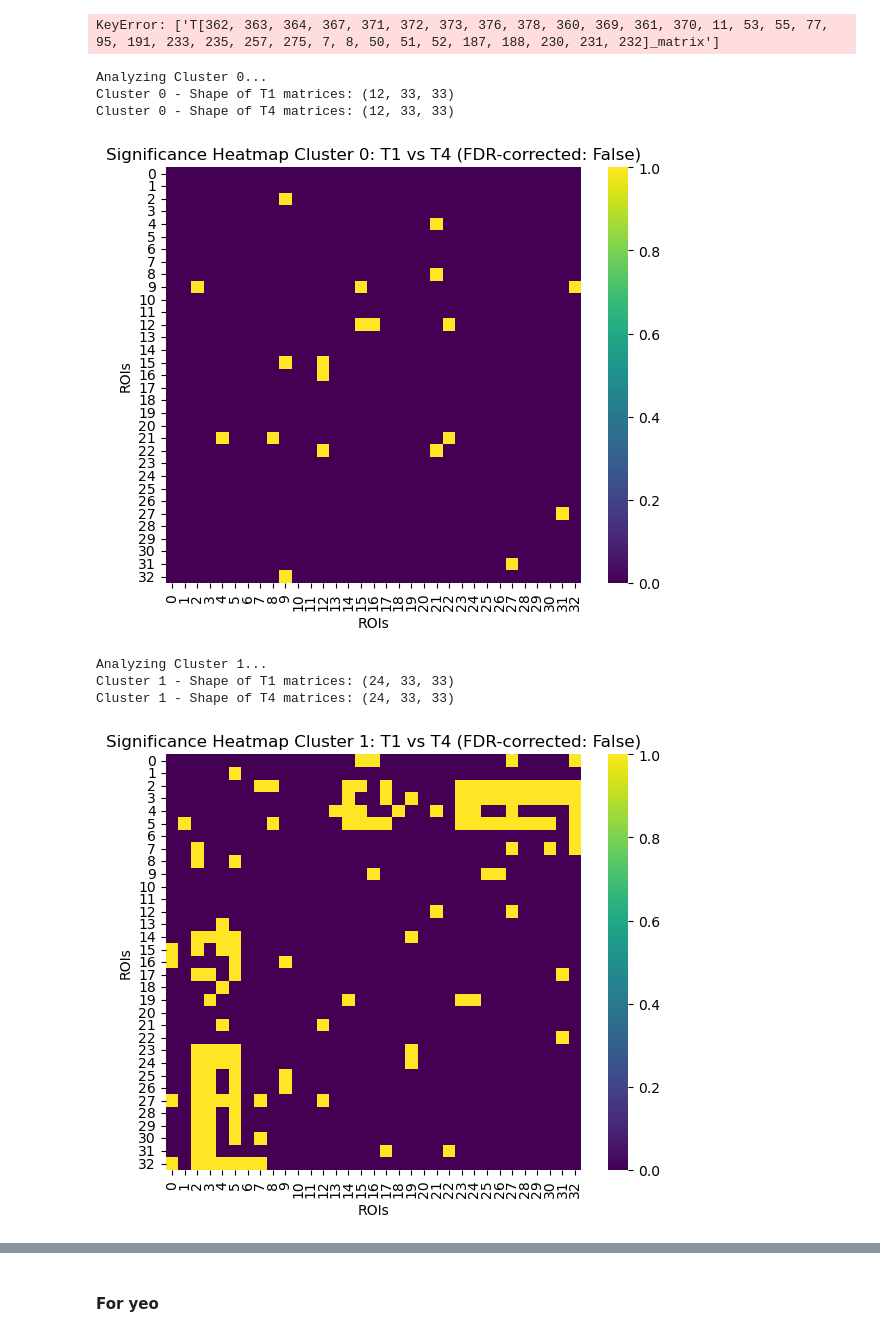
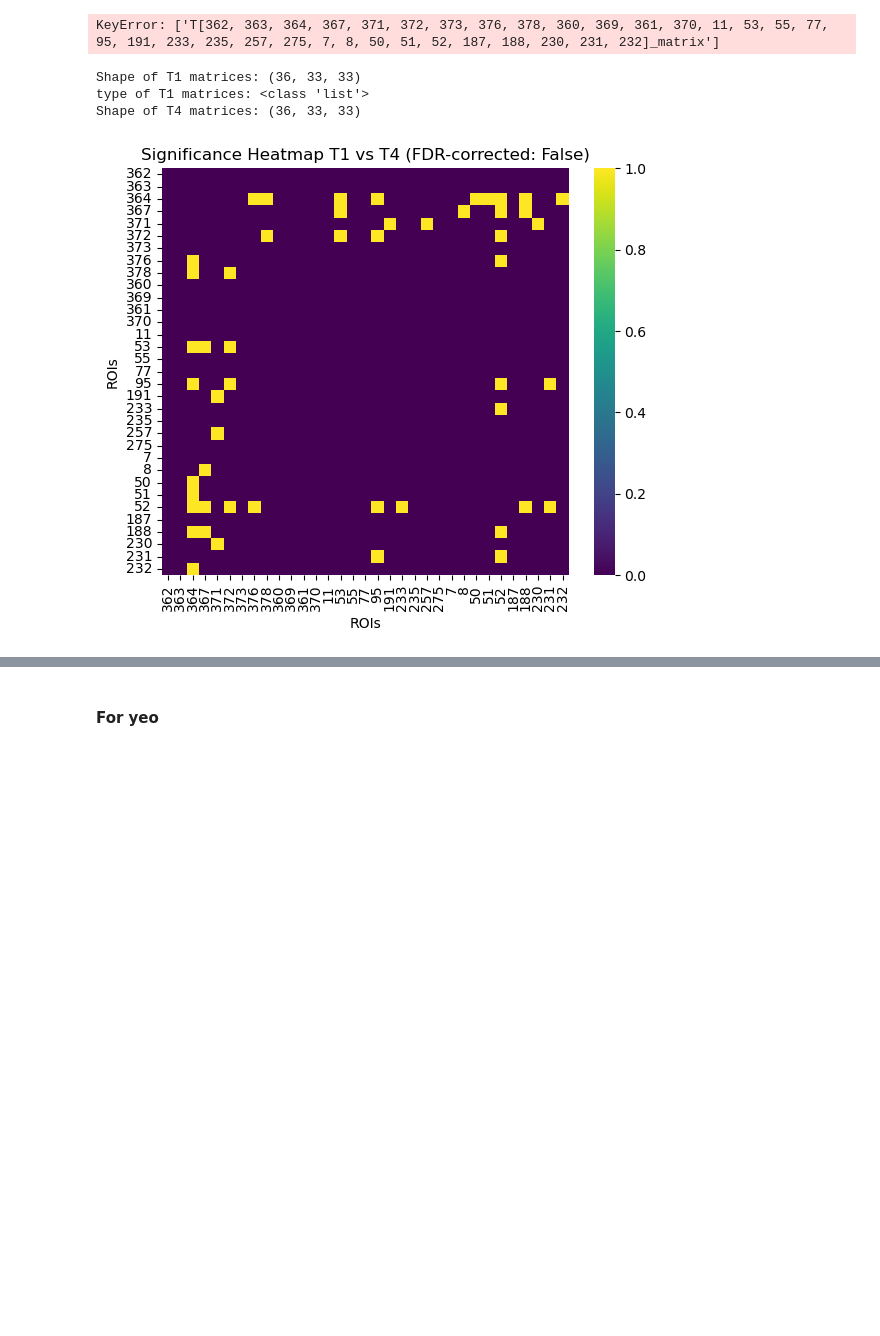
Before and after one commit to maylismlr/uphummel_MA4, a Jupyter notebook: clustering.ipynb, the cells around one changed output, grey strips where cells are left out. Drawn from its saved outputs; the diff is of its cells as text; code cells hidden in the pictures; blank space fills up the shorter version.

Commit message:
plotting sig matrices with correct roi labels

```diff
--- a/clustering.ipynb
+++ b/clustering.ipynb
@@ -145,14 +145,12 @@ results = functions.get_sig_matrix(t1_t3_matrices_labeled, rois, correction=True
 Analyzing Cluster 0...
 KeyError: ['T[362, 363, 364, 367, 371, 372, 373, 376, 378, 360, 369, 361, 370, 11, 53, 55, 77, 95, 191, 233, 235, 257, 275, 7, 8, 50, 51, 52, 187, 188, 230, 231, 232]_matrix']
 # %%
-results = functions.get_sig_matrix(t1_t4_matrices_labeled, tp=4, correction=False, alpha=0.05, cluster=True)
+results, pvals, reject = functions.get_sig_matrix(t1_t4_matched, tp=4, correction=False, alpha=0.05, cluster=False)
+# Print the first occurrence of the T1_matrix column
+#results
 # %% [output]
-Analyzing Cluster 0...
-Cluster 0 - Shape of T1 matrices: (12, 33, 33)
-Cluster 0 - Shape of T4 matrices: (12, 33, 33)
+Shape of T1 matrices: (36, 33, 33)
+type of T1 matrices: <class 'list'>
+Shape of T4 matrices: (36, 33, 33)
-[figure, old version]
+[figure, new version]
-Analyzing Cluster 1...
-Cluster 1 - Shape of T1 matrices: (24, 33, 33)
-Cluster 1 - Shape of T4 matrices: (24, 33, 33)
-[figure, removed]
 # %%
```
Also changed, not shown: parts of 1 cell of this notebook, 1 other file.
